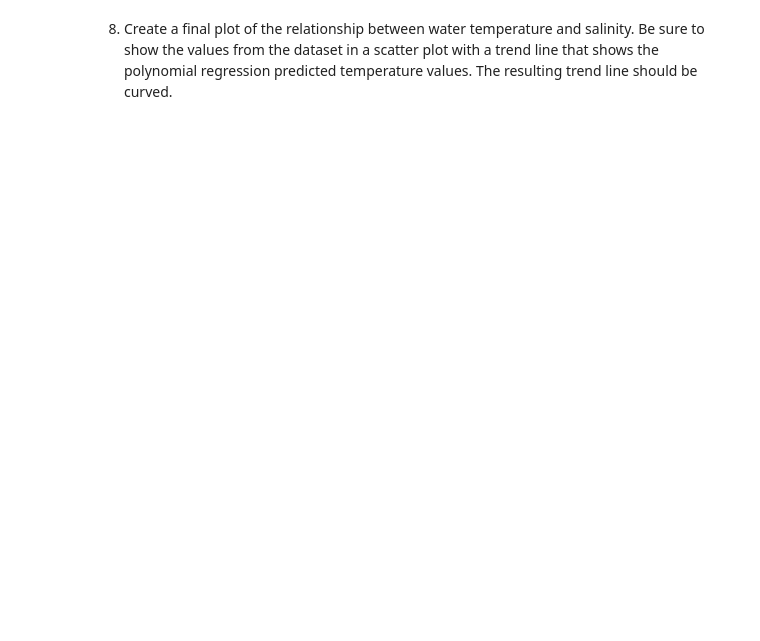
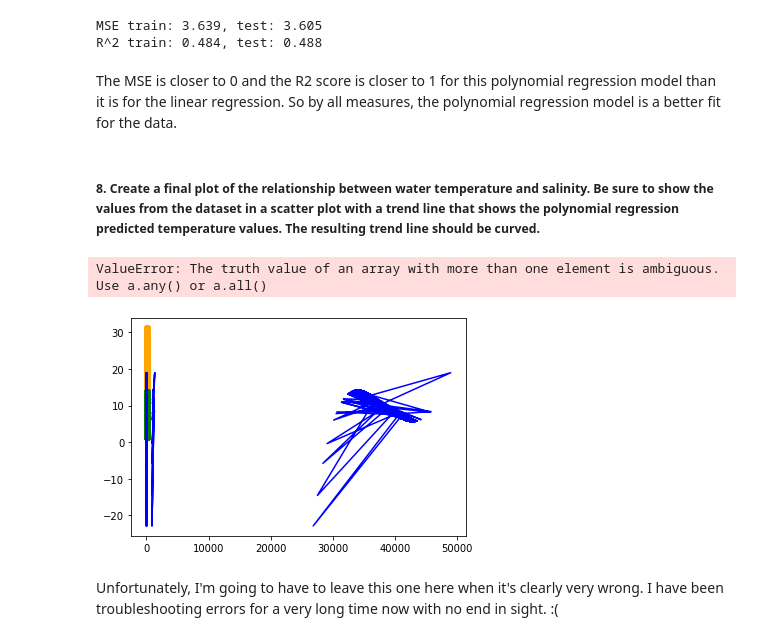
Before and after one commit to jmort16/week_13, a Jupyter notebook: wk_13_hmwk.ipynb, the cells around one changed output. Saved outputs shown, nothing was run; the diff lists cells and outputs as text; code cells hidden in the pictures; blank space fills up the shorter version.

```diff
--- a/wk_13_hmwk.ipynb
+++ b/wk_13_hmwk.ipynb
@@ -6,0 +237,13 @@
+# %%
+# Create Linear Regression model
+X = np.array(temp_no_outliers.Salnty).reshape(-1,1)
+y = temp_no_outliers.T_degC
+
+#add constant to predictor variables
+X = sm.add_constant(X)
+
+#fit linear regression model
+lin_reg = sm.OLS(y, X).fit()
+
+#view model summary
+print(lin_reg.summary())
@@ -15,2 +378,44 @@
+# %%
+# Mean Squared Error
+print('MSE train: %.3f, test: %.3f' % (mean_squared_error(y_train, y_train_poly_pred),
+                mean_squared_error(y_test, y_test_poly_pred)))
+
+# R-Squared
+print('R^2 train: %.3f, test: %.3f' % (r2_score(y_train, y_train_poly_pred),
+                r2_score(y_test, y_test_poly_pred)))
+# %% [output]
+MSE train: 3.639, test: 3.605
+R^2 train: 0.484, test: 0.488
+# %% [markdown]
+The MSE is closer to 0 and the R2 score is closer to 1 for this polynomial regression model than it is for the linear regression.  So by all measures, the polynomial regression model is a better fit for the data.
 # %% [markdown]
-8.	Create a final plot of the relationship between water temperature and salinity. Be sure to show the values from the dataset in a scatter plot with a trend line that shows the polynomial regression predicted temperature values. The resulting trend line should be curved.
+##### 8.	Create a final plot of the relationship between water temperature and salinity. Be sure to show the values from the dataset in a scatter plot with a trend line that shows the polynomial regression predicted temperature values. The resulting trend line should be curved.
+# %%
+# Plot scatter plot
+plt.scatter(filled_bottle_df.Salnty, filled_bottle_df.T_degC, c = 'orange')
+
+plt.scatter(temp_no_outliers.Salnty, temp_no_outliers.T_degC, c = 'green')
+
+# I need to plot the points in order from min(poly_X_test) to max(poly_X_test), while keeping the ordered pairs intact.
+#sorted_zip = sorted(zip(poly_X_test, y_test_poly_pred))
+# Now I need to separate them back into two variables for the sake of the plot.
+#poly_X_test, y_poly_pred = zip(*sorted_zip)
+
+plt.plot(poly_X_test, y_test_poly_pred, color = 'blue')
+
+# Plot regression line
+X_grid = np.arange(min(temp_poly_X), max(temp_poly_X), 0.1)
+X_grid= X_grid.reshape(len(X_grid), 1)
+temp_poly_X_grid = poly_reg.fit_transform(X_grid)
+
+plt.plot(X_grid, lin_reg2.predict(temp_poly_X_grid),color='blue')
+
+plt.title('Salinity vs. Water Temperature')
+plt.xlabel('Salinity')
+plt.ylabel('Temperature')
+plt.show()
+# %% [output]
+ValueError: The truth value of an array with more than one element is ambiguous. Use a.any() or a.all()
+[figure, added]
+# %% [markdown]
+Unfortunately, I'm going to have to leave this one here when it's clearly very wrong.  I have been troubleshooting errors for a very long time now with no end in sight.  :(
```
Also changed, not shown: parts of 33 cells of this notebook.
